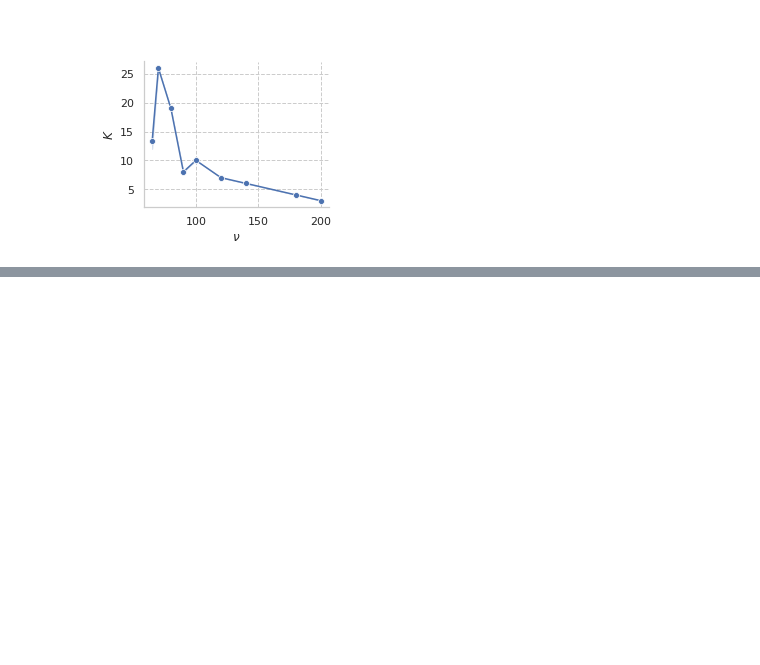
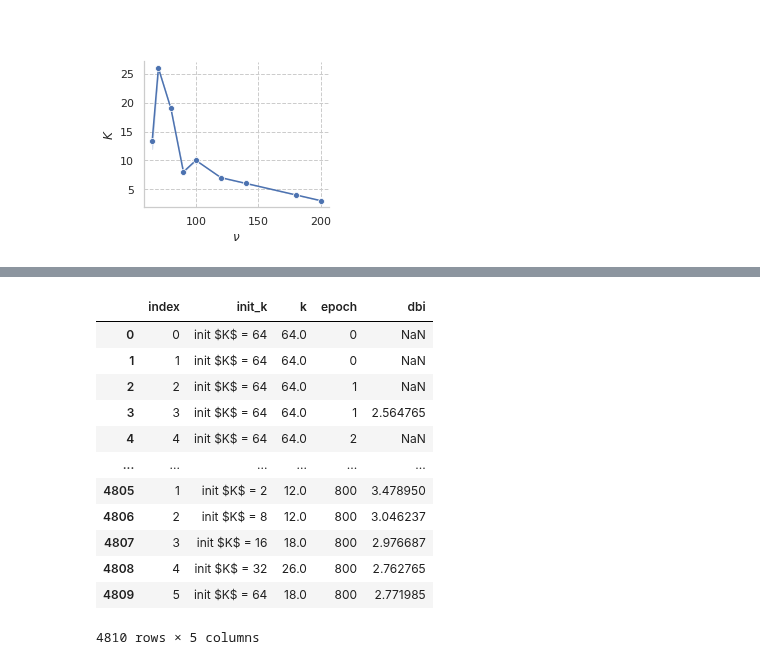
Before and after one commit to egordm/MGTCOM, a Jupyter notebook: source/ml/notebooks/analysis.ipynb, the cells around one changed output, grey strips where cells are left out. Drawn from its saved outputs; the diff is of its cells as text; code cells hidden in the pictures; blank space fills up the shorter version.

```diff
--- a/source/ml/notebooks/analysis.ipynb
+++ b/source/ml/notebooks/analysis.ipynb
@@ -1339,0 +1342,8 @@ g.fig.savefig('figs/cluster_nu.pdf', format='pdf', bbox_inches='tight')
+# %%
+runs = api.runs("egordm/MGTCOM", {"$and": [
+    {"group": {"$in": [
+        "ablation_initk",
+    ]}},
+    {"state": 'finished'},
+]})
+print(f"Found {len(runs)} runs")
@@ -1339,0 +1379,33 @@ g.fig.savefig('figs/cluster_nu.pdf', format='pdf', bbox_inches='tight')
+# %%
+aug_data = []
+for k, epoch in data_df.groupby('init_k')['epoch'].max().iteritems():
+    if k == 64:
+        epoch = epoch - 1
+    items = data_df[(data_df['init_k'] == k) & (data_df['epoch'] == epoch)]
+    items_k = data_df[(data_df['init_k'] == k) & (~data_df['k'].isna())]
+    k_end = items_k.sort_values('epoch').tail(1)['k'].values[0]
+
+    aug_data.append({
+        'init_k': k,
+        'k': k_end,
+        'epoch': 800,
+        'dbi': items[~items['dbi'].isna()]['dbi'].values.mean(),
+    })
+
+plot_df = pd.concat([data_df, pd.DataFrame(aug_data)], axis=0).reset_index()
+plot_df['init_k'] = plot_df['init_k'].map(lambda x: f"init $K$ = {x}")
+plot_df
+# %% [output]
+|  | index | init_k | k | epoch | dbi |
+| 0 | 0 | init $K$ = 64 | 64.0 | 0 | NaN |
+| 1 | 1 | init $K$ = 64 | 64.0 | 0 | NaN |
+| 2 | 2 | init $K$ = 64 | 64.0 | 1 | NaN |
+| 3 | 3 | init $K$ = 64 | 64.0 | 1 | 2.564765 |
+| 4 | 4 | init $K$ = 64 | 64.0 | 2 | NaN |
+| ... | ... | ... | ... | ... | ... |
+| 4805 | 1 | init $K$ = 2 | 12.0 | 800 | 3.478950 |
+| 4806 | 2 | init $K$ = 8 | 12.0 | 800 | 3.046237 |
+| 4807 | 3 | init $K$ = 16 | 18.0 | 800 | 2.976687 |
+| 4808 | 4 | init $K$ = 32 | 26.0 | 800 | 2.762765 |
+| 4809 | 5 | init $K$ = 64 | 18.0 | 800 | 2.771985 |
+4810 rows × 5 columns
```
Also changed, not shown: parts of 6 cells of this notebook.
